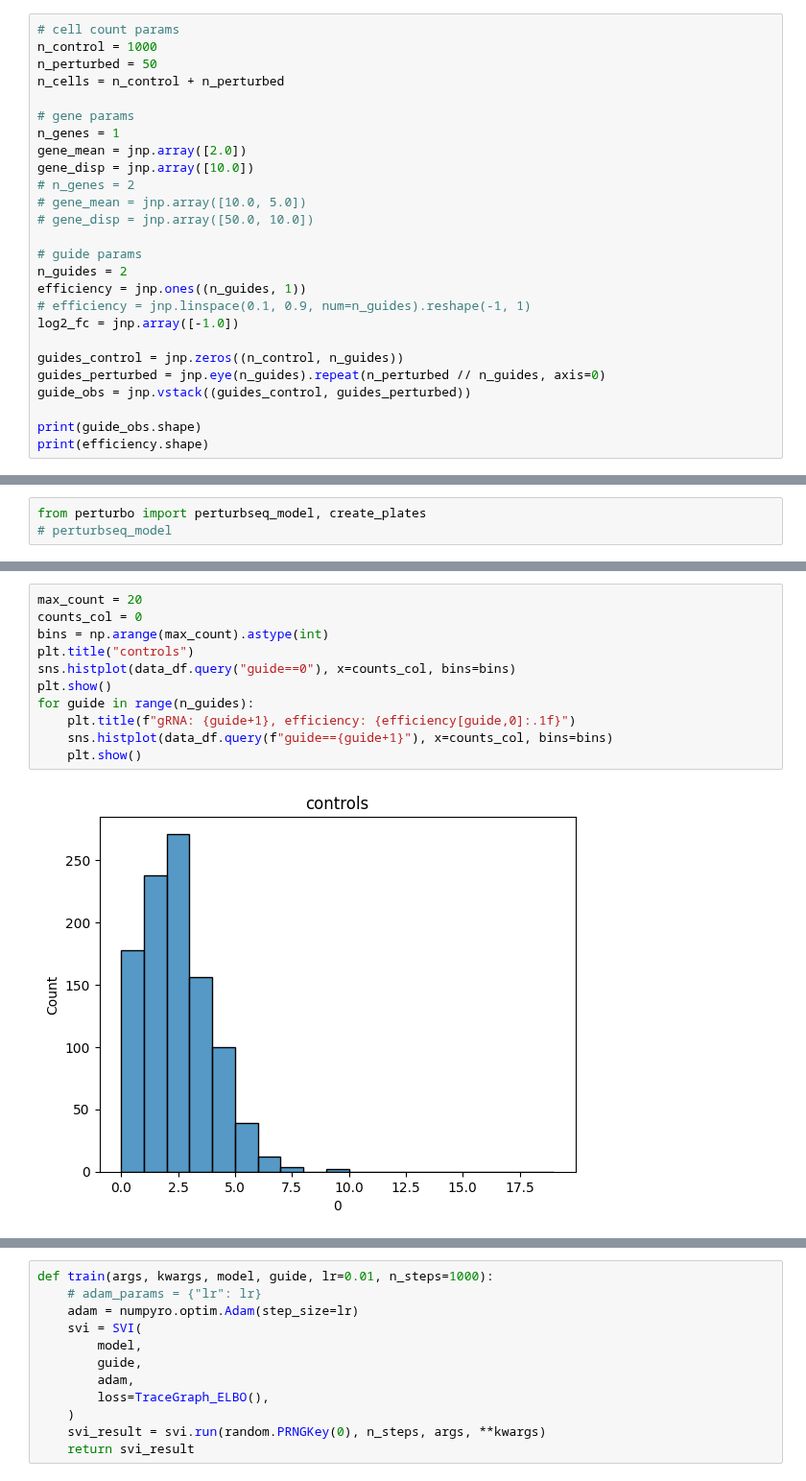
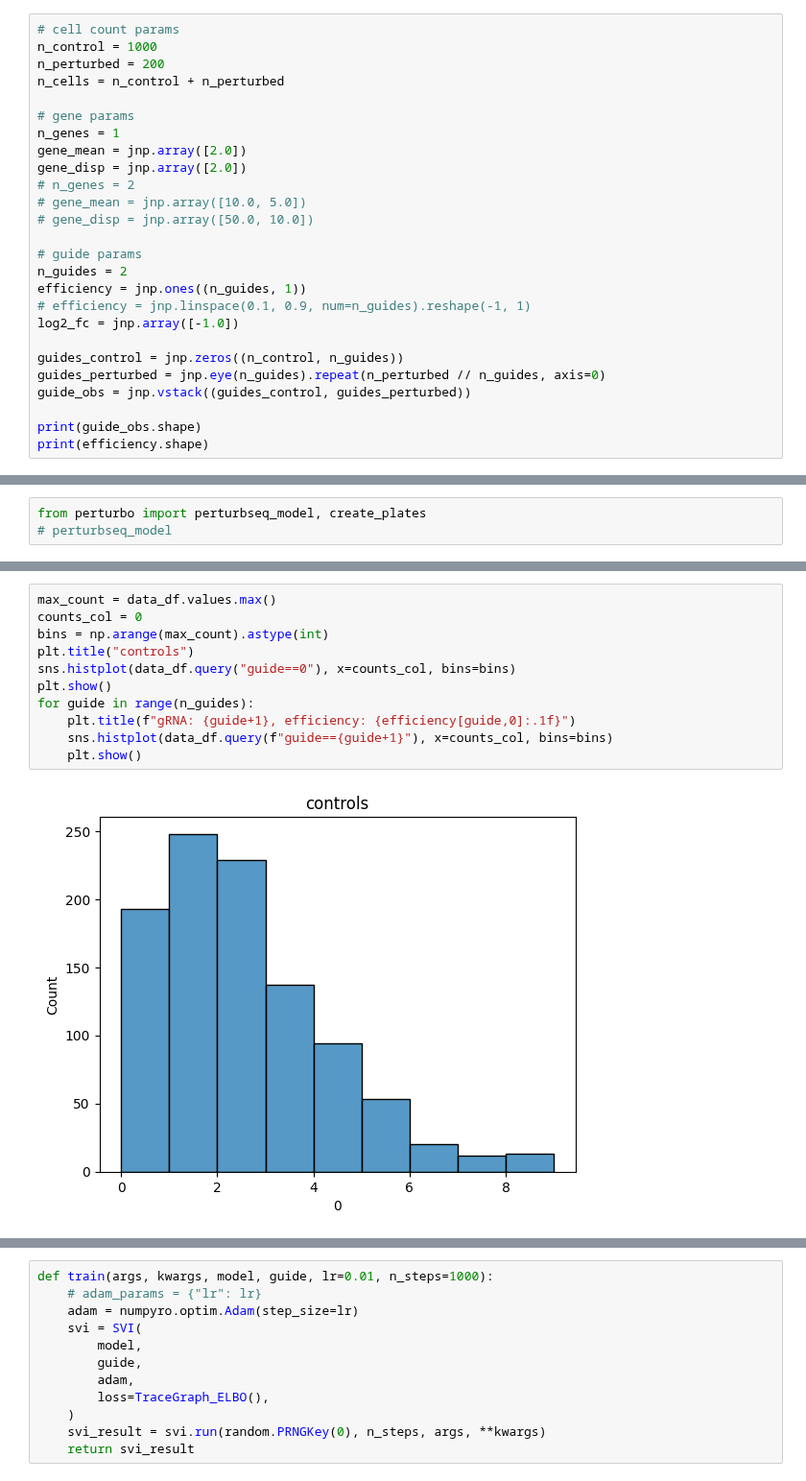
Before and after one commit to pinellolab/PerTurbo, a Jupyter notebook: docs/notebooks/PerTurbo_lite_jax.ipynb, the cells around one changed output, grey strips where cells are left out. Shown at 96% size. Saved outputs shown, nothing was run; the diff lists cells and outputs as text.

```diff
--- a/docs/notebooks/PerTurbo_lite_jax.ipynb
+++ b/docs/notebooks/PerTurbo_lite_jax.ipynb
@@ -30,13 +55,13 @@ numpyro.set_platform("cpu")
 # %%
 # cell count params
 n_control = 1000
-n_perturbed = 50
+n_perturbed = 200
 n_cells = n_control + n_perturbed
 
 # gene params
 n_genes = 1
 gene_mean = jnp.array([2.0])
-gene_disp = jnp.array([10.0])
+gene_disp = jnp.array([2.0])
 # n_genes = 2
 # gene_mean = jnp.array([10.0, 5.0])
 # gene_disp = jnp.array([50.0, 10.0])
@@ -150,13 +185,13 @@ gene_obs.shape
 # %%
-max_count = 20
+max_count = data_df.values.max()
 counts_col = 0
 bins = np.arange(max_count).astype(int)
 plt.title("controls")
 sns.histplot(data_df.query("guide==0"), x=counts_col, bins=bins)
 plt.show()
 for guide in range(n_guides):
     plt.title(f"gRNA: {guide+1}, efficiency: {efficiency[guide,0]:.1f}")
     sns.histplot(data_df.query(f"guide=={guide+1}"), x=counts_col, bins=bins)
     plt.show()
 # %% [output]
-[figure, old version]
+[figure, new version]
```
Also changed, not shown: parts of 26 cells of this notebook, 3 other files.
